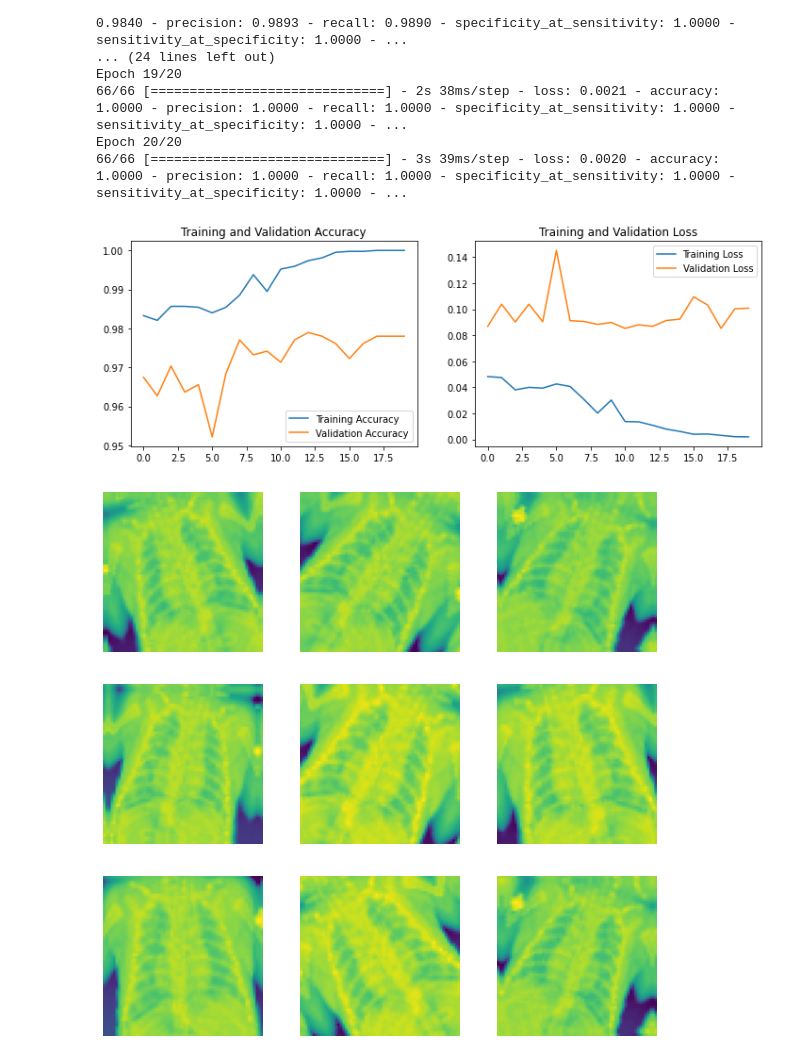
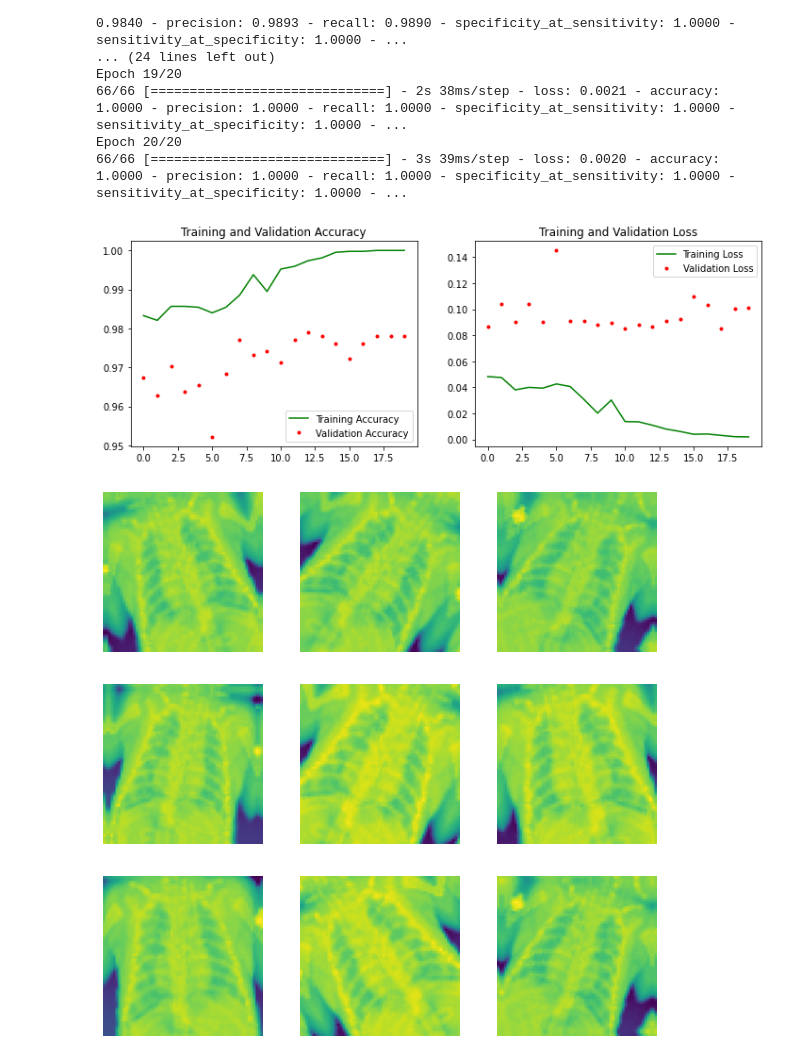
Before and after one commit to kjspring/Pneumonia-detection-using-CNN, a Jupyter notebook: notebook.ipynb, the cells around one changed output. Cells and saved outputs as stored; diff of their text form; code cells hidden in the pictures.

Commit message:
Update notebook.ipynb
Adjusted first cnn model plot

```diff
--- a/notebook.ipynb
+++ b/notebook.ipynb
@@ -221,28 +221,28 @@ Epoch 20/20
 # %%
 # Visualize training results
 acc = cnn_model.history['accuracy']
 val_acc = cnn_model.history['val_accuracy']
 
 loss = cnn_model.history['loss']
 val_loss = cnn_model.history['val_loss']
 
 epochs_range = range(epochs)
 
 plt.figure(figsize=(12, 4))
 plt.subplot(1, 2, 1)
-plt.plot(epochs_range, acc, label='Training Accuracy')
-plt.plot(epochs_range, val_acc, label='Validation Accuracy')
+plt.plot(epochs_range, acc, 'g-', label='Training Accuracy')
+plt.plot(epochs_range, val_acc, 'r.', label='Validation Accuracy')
 plt.legend(loc='lower right')
 plt.title('Training and Validation Accuracy')
 
 plt.subplot(1, 2, 2)
-plt.plot(epochs_range, loss, label='Training Loss')
-plt.plot(epochs_range, val_loss, label='Validation Loss')
+plt.plot(epochs_range, loss, 'g-', label='Training Loss')
+plt.plot(epochs_range, val_loss, 'r.', label='Validation Loss')
 plt.legend(loc='upper right')
 plt.title('Training and Validation Loss')
 plt.show()
 # %% [output]
-[figure, old version]
+[figure, new version]
 # %%
 # Test Data
 
```
Also changed, not shown: parts of 1 cell of this notebook.
